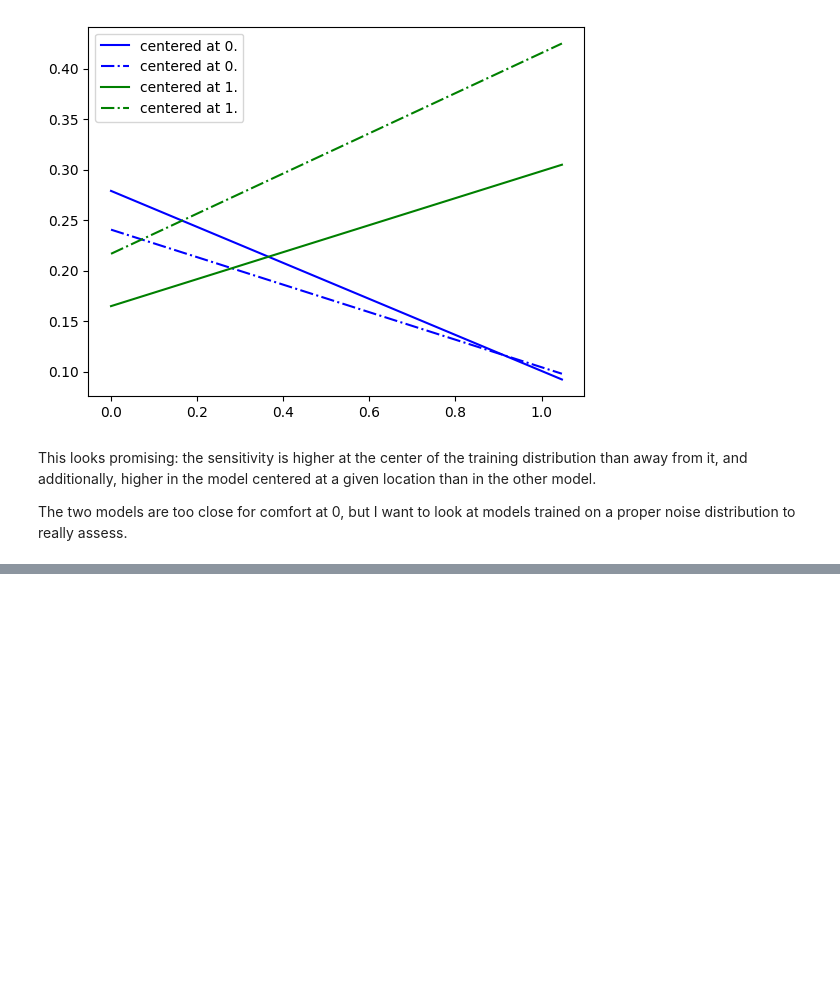
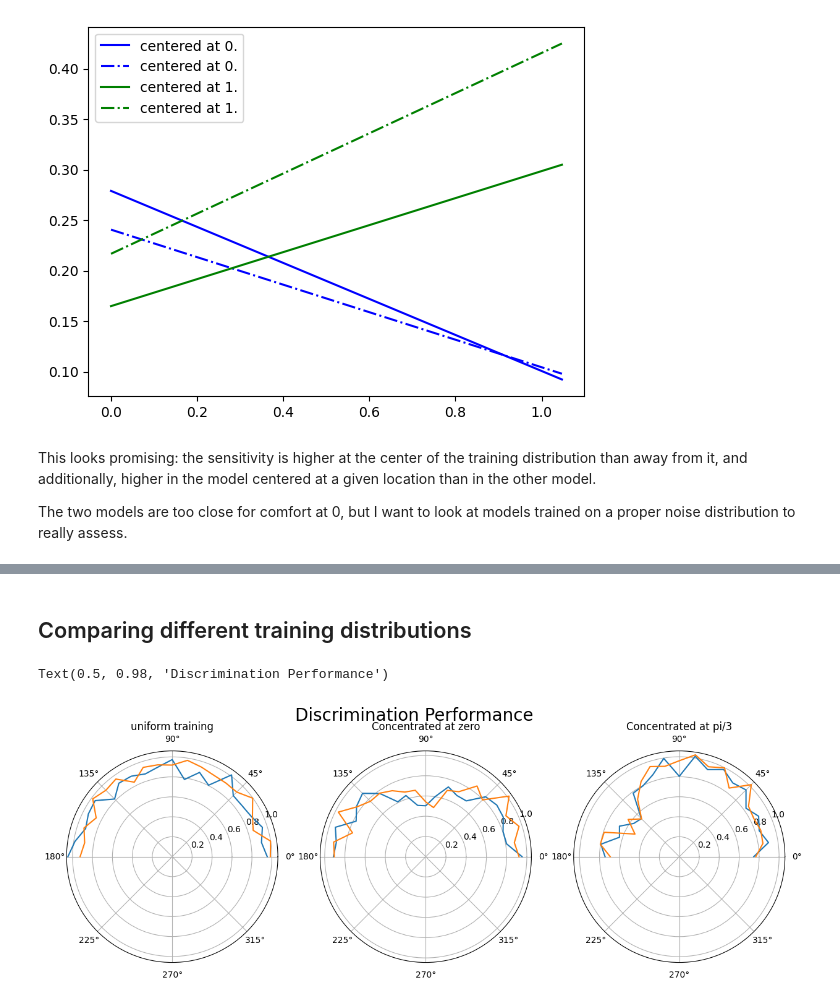
Before and after one commit to lrast/angleFinetuning, a Jupyter notebook: Experiments1-InitialResults.ipynb, the cells around one changed output, grey strips where cells are left out. Cells and saved outputs as stored; diff of their text form; code cells hidden in the pictures; blank space fills up the shorter version.

Commit message:
Experiment 2 analysis

```diff
--- a/Experiments1-InitialResults.ipynb
+++ b/Experiments1-InitialResults.ipynb
@@ -270,0 +279,37 @@ The two models are too close for comfort at 0, but I want to look at models trai
+# %% [markdown]
+## Comparing different training distributions
+# %%
+figsize(15, 5)
+plt.subplots(1,3, subplot_kw={'projection': 'polar'})
+
+thetas = np.linspace(0, np.pi, 21)
+dataSize = 512
+
+for i in range(1,4):
+    for rep in [0,1]:
+        if i == 1:
+            kappa_tr = 1E-16
+            loc_tr = 0.
+            title='uniform training'
+        if i == 2:
+            kappa_tr = 4.
+            loc_tr = 0.
+            title = 'Concentrated at zero'
+        if i == 3:
+            kappa_tr = 4.
+            loc_tr = np.pi/3
+            title = 'Concentrated at pi/3'
+
+        plt.subplot(1,3,i)
+        model = EstimateAngle.load_from_checkpoint(dataFile_Experiment2(dataSize, kappa_tr, loc_tr, rep))
+        sensitivity = []
+        for angle in thetas:
+            sensitivity.append( sensitivityIndex( model, angle))
+        plt.plot(thetas, sensitivity)
+        plt.title(title)
+
+
+plt.suptitle('Discrimination Performance', fontsize=20)
+# %% [output]
+Text(0.5, 0.98, 'Discrimination Performance')
+[figure, added]
```
Also changed, not shown: parts of 11 cells of this notebook.
